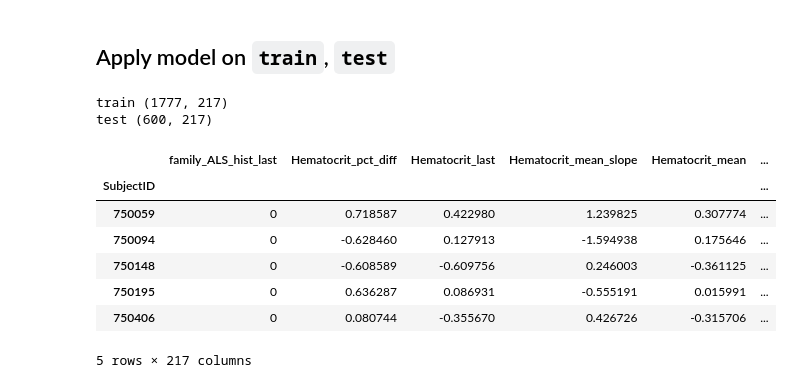
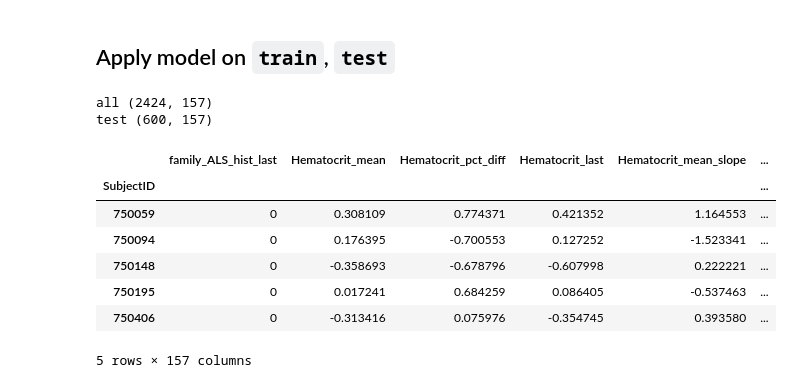
Before and after one commit to ihadanny/turbulence-z-team, a Jupyter notebook: ipython-notebooks/vectorizer_beta.ipynb, the cells around one changed output. Saved outputs shown, nothing was run; the diff lists cells and outputs as text; code cells hidden in the pictures.

```diff
--- a/ipython-notebooks/vectorizer_beta.ipynb
+++ b/ipython-notebooks/vectorizer_beta.ipynb
@@ -13,7 +13,7 @@ import pickle
 from collections import defaultdict
 from vectorizing_funcs import *
 # %%
-df = pd.read_csv('../train_data.csv', sep = '|', error_bad_lines=False, index_col=False, dtype='unicode')
+df = pd.read_csv('../all_data.csv', sep = '|', error_bad_lines=False, index_col=False, dtype='unicode')
 df.head()
 # %% [output]
 |  | SubjectID | form_name | feature_name | feature_value | feature_unit | feature_delta |
@@ -28,7 +28,7 @@ funcs_to_features arrays define pairs of funcs (can be a list of functions or a
 
 There is a list for time-series functions (as described before) and for dummy functions. Both are inverted to feature_to_funcs maps.
 # %%
-
+ts_funcs_to_features = add_frequent_lab_tests_to_ts_features(df, ts_funcs_to_features)
 all_feature_metadata = invert_func_to_features(ts_funcs_to_features, "ts")
 all_feature_metadata.update(invert_func_to_features(dummy_funcs_to_features, "dummy"))
 # %% [markdown]
@@ -126,22 +126,22 @@ pickle.dump( train_data_std, open('../train_data_std.pickle', 'wb') )
 ## Apply model on `train`,  `test`
 # %%
 
-for t in ["train", "test"]:
+for t in ["all", "test"]:
     df = pd.read_csv('../' + t + '_data.csv', sep = '|', error_bad_lines=False, index_col=False, dtype='unicode')
     vectorized, _ = vectorize(df, all_feature_metadata)
     normalized, _ = normalize(vectorized, all_feature_metadata, train_data_means, train_data_std)
     print t, normalized.shape
     normalized.to_csv('../' + t + '_data_vectorized.csv' ,sep='|')
 
 normalized.head()
 # %% [output]
-train (1777, 217)
-test (600, 217)
+all (2424, 157)
+test (600, 157)
-|  | family_ALS_hist_last | Hematocrit_pct_diff | Hematocrit_last | Hematocrit_mean_slope | Hematocrit_mean | ... |
+|  | family_ALS_hist_last | Hematocrit_mean | Hematocrit_pct_diff | Hematocrit_last | Hematocrit_mean_slope | ... |
 | SubjectID |  |  |  |  |  | ... |
-| 750059 | 0 | 0.718587 | 0.422980 | 1.239825 | 0.307774 | ... |
-| 750094 | 0 | -0.628460 | 0.127913 | -1.594938 | 0.175646 | ... |
-| 750148 | 0 | -0.608589 | -0.609756 | 0.246003 | -0.361125 | ... |
-| 750195 | 0 | 0.636287 | 0.086931 | -0.555191 | 0.015991 | ... |
-| 750406 | 0 | 0.080744 | -0.355670 | 0.426726 | -0.315706 | ... |
+| 750059 | 0 | 0.308109 | 0.774371 | 0.421352 | 1.164553 | ... |
+| 750094 | 0 | 0.176395 | -0.700553 | 0.127252 | -1.523341 | ... |
+| 750148 | 0 | -0.358693 | -0.678796 | -0.607998 | 0.222221 | ... |
+| 750195 | 0 | 0.017241 | 0.684259 | 0.086405 | -0.537463 | ... |
+| 750406 | 0 | -0.313416 | 0.075976 | -0.354745 | 0.393580 | ... |
-5 rows × 217 columns
+5 rows × 157 columns
```
Also changed, not shown: parts of 3 cells of this notebook, 14 other files.
